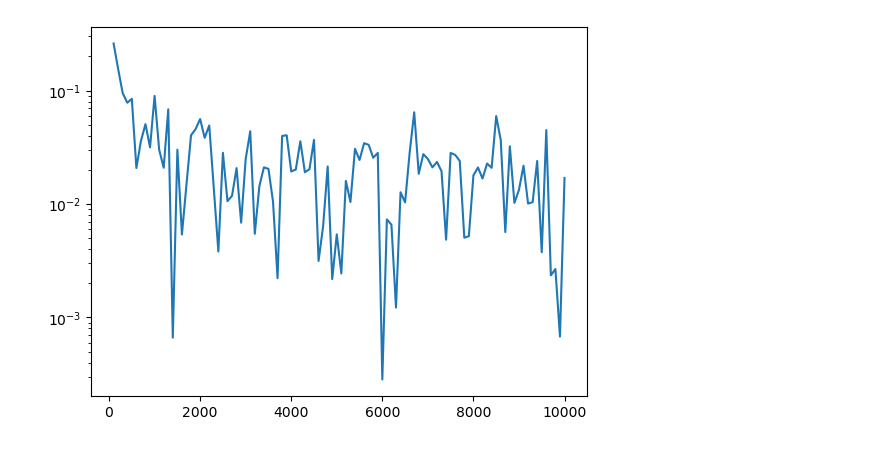
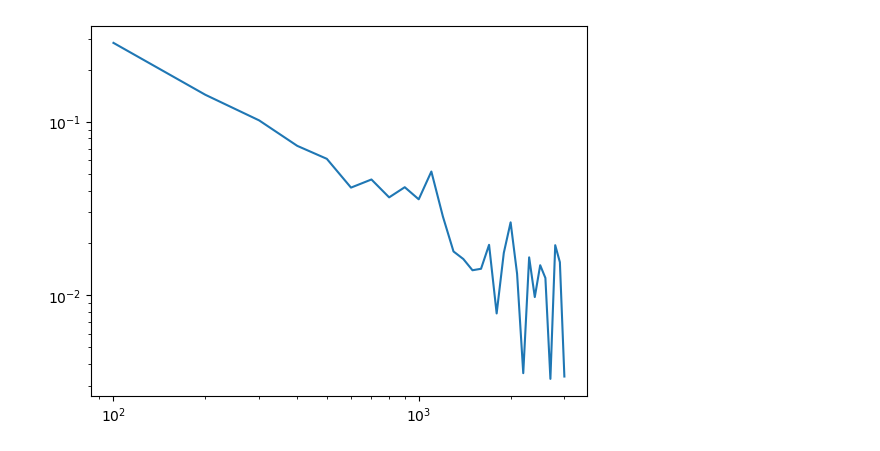
Before and after one commit to AlviseSembenico/MathWork, a Jupyter notebook: SDE/Homework 4/ex3.ipynb, the cells around one changed output. Cells and saved outputs as stored; diff of their text form; code cells hidden in the pictures.

```diff
--- a/SDE/Homework 4/ex3.ipynb
+++ b/SDE/Homework 4/ex3.ipynb
@@ -43,0 +55,7 @@ convergence_rate_M()
+# %%
+x = np.linspace(0, 1, 1000)
+X = monte_carlo(a, b, T, T/1000, 1, 10)
+plt.plot(x, expectation(x, 1, a), label="expectation")
+plt.plot(x, np.mean(X, axis=0), label="MC")
+plt.legend()
+X.shape
@@ -44,15 +65,15 @@ convergence_rate_M()
 # %%
-@cache
 def convergence_rate_N():
     res = []
-    n_space =np.linspace(100, 10000, 100)
-    for n in n_space:
-        X = monte_carlo(a, b, T, T/int(n), 1, 1000)
+    n_space = np.linspace(100, 3000, 30)
+    for n in tqdm(n_space):
+        X = monte_carlo(a, b, T, T/int(n), 1, 10000)
         EX = np.mean(X, axis=0)[-1]
         res.append(np.abs(EX - expectation(T, 1, a)))
     plt.yscale('log')
+    plt.xscale('log')
     plt.plot(n_space, res)
 
 convergence_rate_N()
 # %% [output]
-[figure, old version]
+[figure, new version]
```
Also changed, not shown: parts of 9 cells of this notebook.
